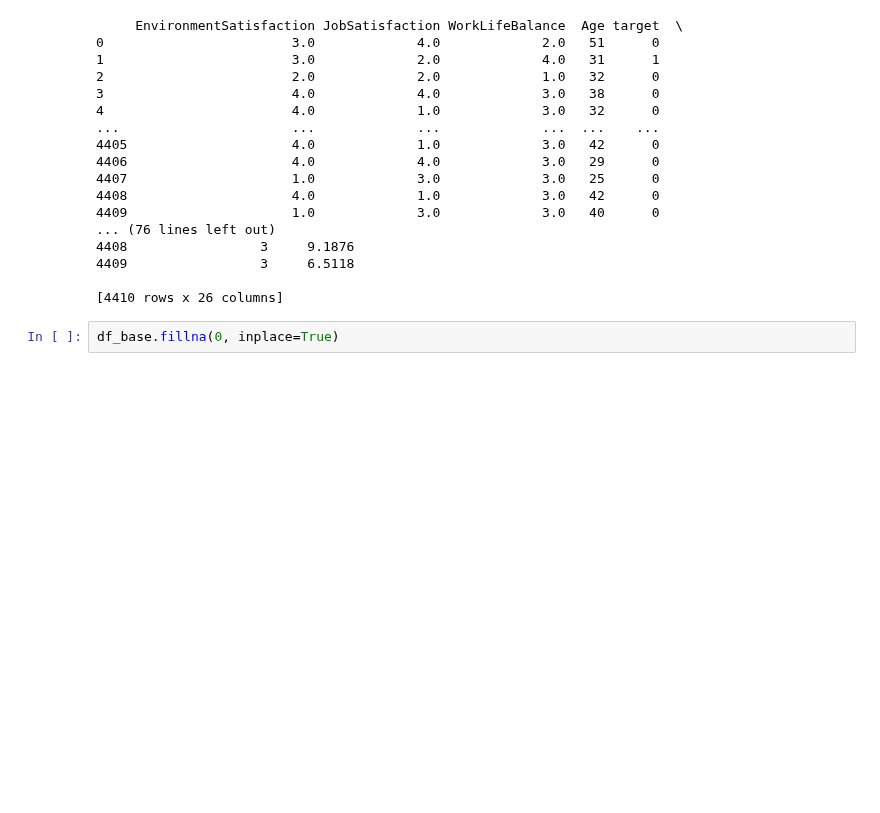
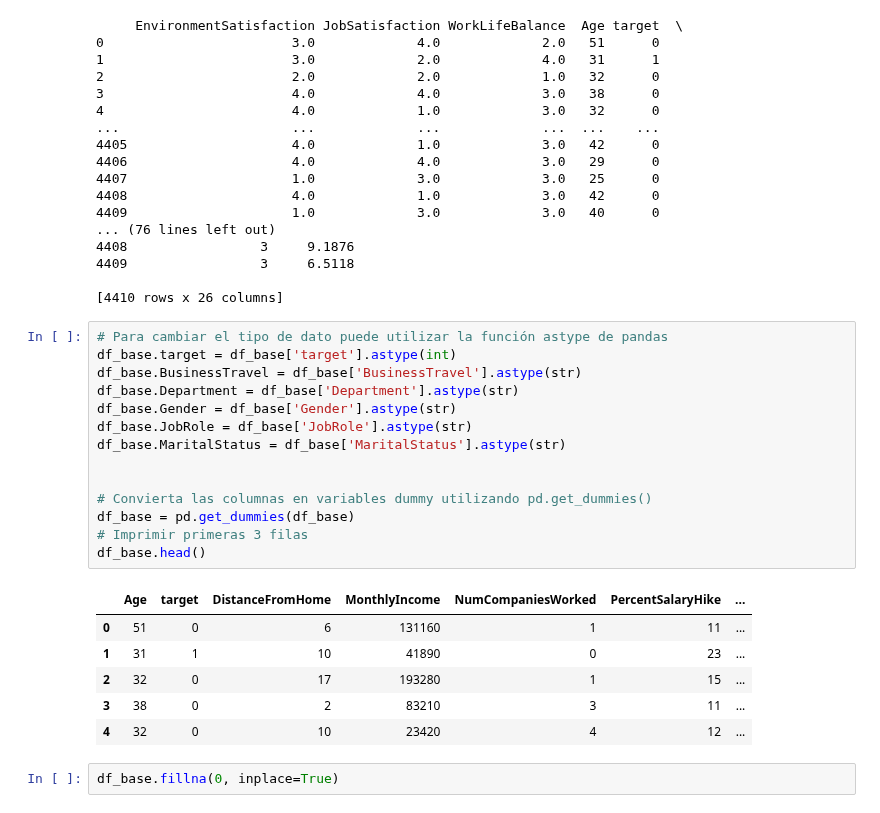
Before and after one commit to JavierBurgos-web/PROYECTO_ANALITICA_II, a Jupyter notebook: Entrega_uno.ipynb, the cells around one changed output. Drawn from its saved outputs; the diff is of its cells as text; blank space fills up the shorter version.

```diff
--- a/Entrega_uno.ipynb
+++ b/Entrega_uno.ipynb
@@ -602,6 +532,27 @@ print(df_base)
 4409                 3     6.5118
 
 [4410 rows x 26 columns]
+# %%
+# Para cambiar el tipo de dato puede utilizar la función astype de pandas
+df_base.target = df_base['target'].astype(int)
+df_base.BusinessTravel = df_base['BusinessTravel'].astype(str)
+df_base.Department = df_base['Department'].astype(str)
+df_base.Gender = df_base['Gender'].astype(str)
+df_base.JobRole = df_base['JobRole'].astype(str)
+df_base.MaritalStatus = df_base['MaritalStatus'].astype(str)
+
+
+# Convierta las columnas en variables dummy utilizando pd.get_dummies()
+df_base = pd.get_dummies(df_base)
+# Imprimir primeras 3 filas
+df_base.head()
+# %% [output]
+|  | Age | target | DistanceFromHome | MonthlyIncome | NumCompaniesWorked | PercentSalaryHike | ... |
+| 0 | 51 | 0 | 6 | 131160 | 1 | 11 | ... |
+| 1 | 31 | 1 | 10 | 41890 | 0 | 23 | ... |
+| 2 | 32 | 0 | 17 | 193280 | 1 | 15 | ... |
+| 3 | 38 | 0 | 2 | 83210 | 3 | 11 | ... |
+| 4 | 32 | 0 | 10 | 23420 | 4 | 12 | ... |
 # %%
 df_base.fillna(0, inplace=True)
 # %%
```
Also changed, not shown: parts of 23 cells of this notebook.
